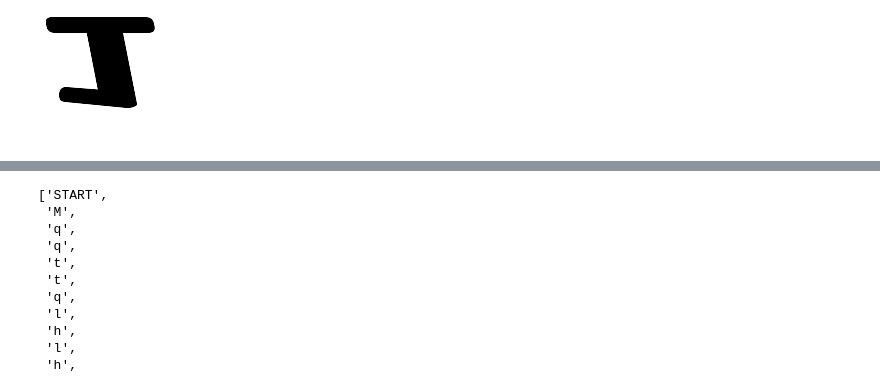
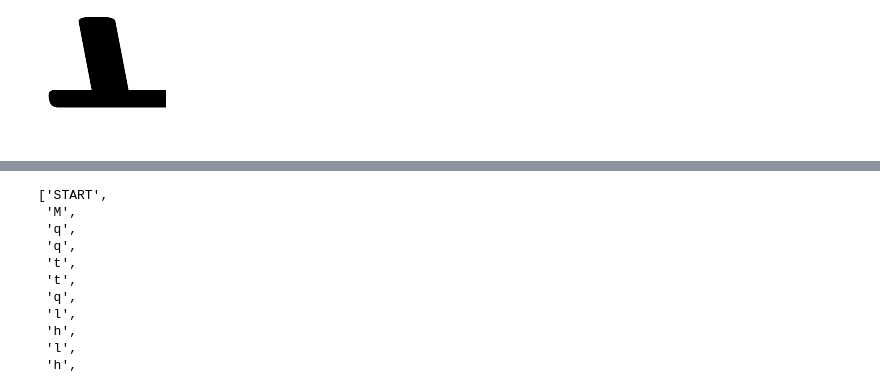
Before and after one commit to haofengac/font-gen, a Jupyter notebook: dataloader.ipynb, the cells around one changed output, grey strips where cells are left out. Drawn from its saved outputs; the diff is of its cells as text; code cells hidden in the pictures.

```diff
--- a/dataloader.ipynb
+++ b/dataloader.ipynb
@@ -46,10 +46,10 @@ def render_path(path,bbox_x,bbox_y):
     img = WImage(blob=str.encode(st),format="svg",width=128,height=128)
     return img
 # %%
-r = svgDF.iloc[0]
+r = svgDF.iloc[4]
 render_path(r.path,r.box_x,r.box_y)
 # %% [output]
-[figure, old version]
+[figure, new version]
 # %%
 tool_dict = {"P": [], "M": ["x","y"], "m": ["x","y"], "L": ["x","y"], "l": ["x","y"], "H": ["x"], "h": ["x"],
              "V": ["y"], "v": ["y"], "C": ["x","y","x","y","x","y"], "c": ["x","y","x","y","x","y"], "S": ["x","y","x","y"],
```
Also changed, not shown: parts of 14 cells of this notebook.
